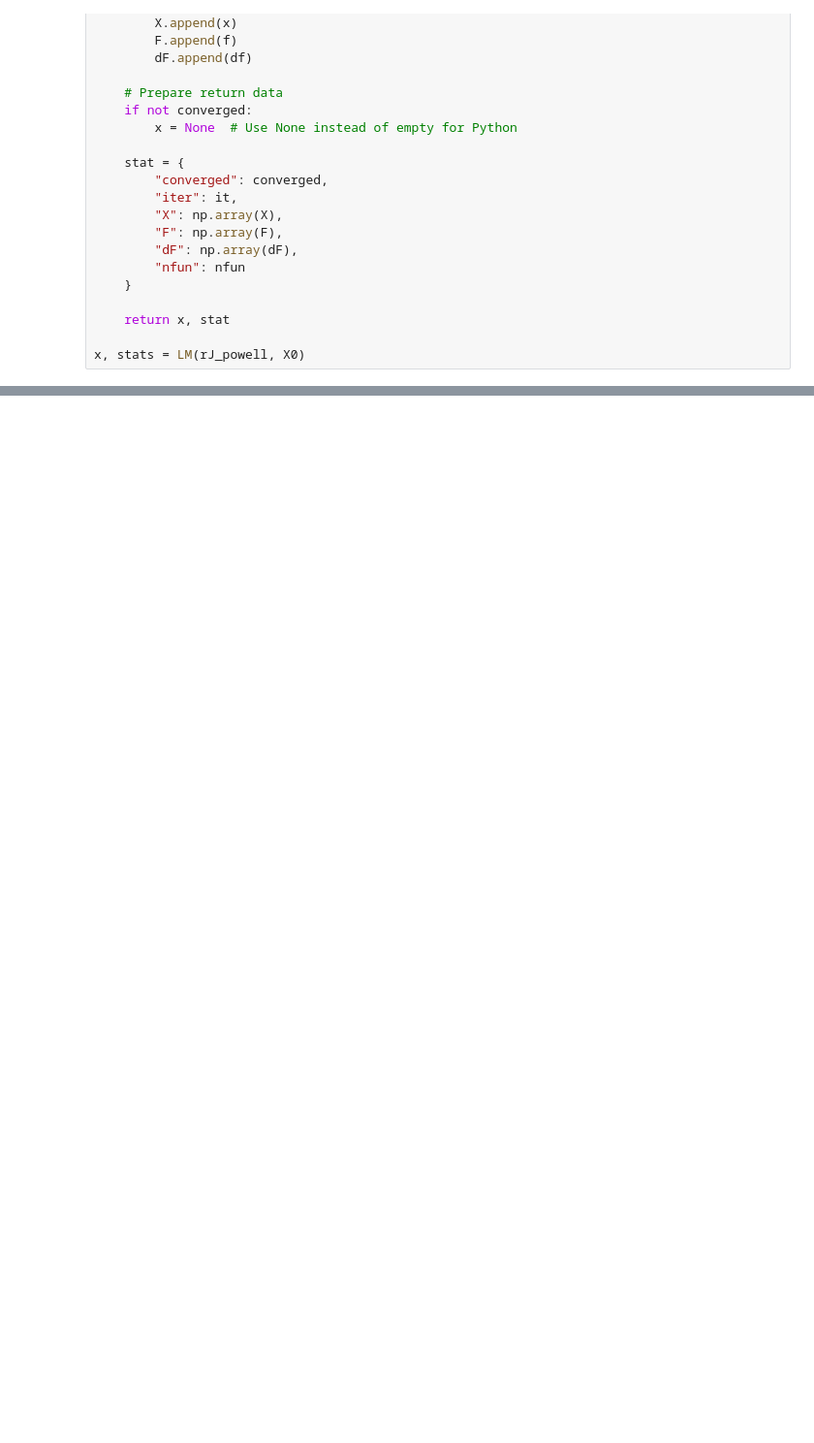
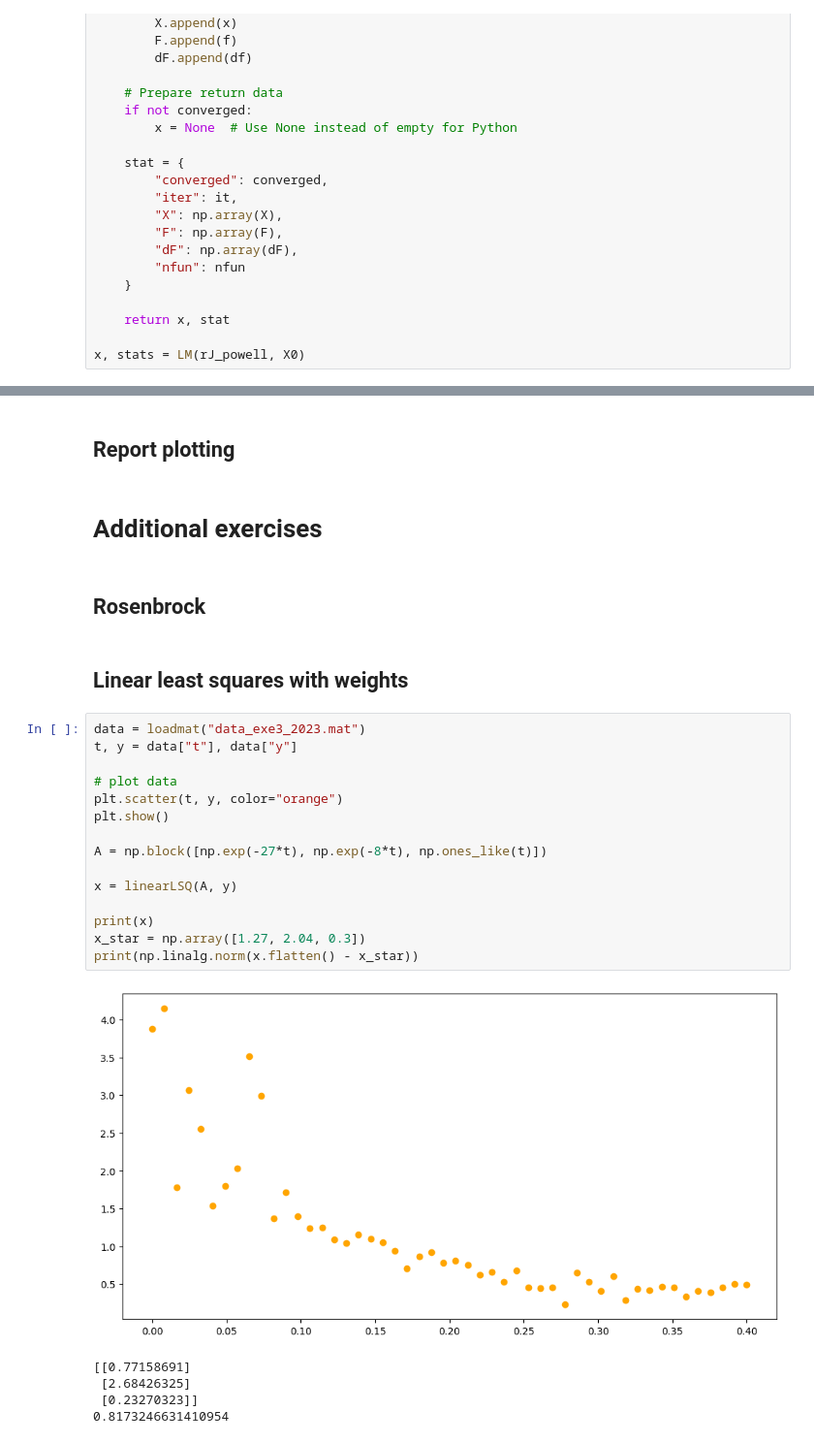
Before and after one commit to Tolsager/opt_hw2, a Jupyter notebook: report_code.ipynb, the cells around one changed output, grey strips where cells are left out. Shown at 97% size. Drawn from its saved outputs; the diff is of its cells as text; blank space fills up the shorter version.

```diff
--- a/report_code.ipynb
+++ b/report_code.ipynb
@@ -213,0 +282,29 @@ plt.show()
+# %% [markdown]
+## Report plotting
+# %% [markdown]
+# Additional exercises
+# %% [markdown]
+## Rosenbrock
+# %% [markdown]
+## Linear least squares with weights
+# %%
+data = loadmat("data_exe3_2023.mat")
+t, y = data["t"], data["y"]
+
+# plot data
+plt.scatter(t, y, color="orange")
+plt.show()
+
+A = np.block([np.exp(-27*t), np.exp(-8*t), np.ones_like(t)])
+
+x = linearLSQ(A, y)
+
+print(x)
+x_star = np.array([1.27, 2.04, 0.3])
+print(np.linalg.norm(x.flatten() - x_star))
+# %% [output]
+[figure, added]
+[[0.77158691]
+ [2.68426325]
+ [0.23270323]]
+0.8173246631410954
```
Also changed, not shown: parts of 11 cells of this notebook, 1 other file.
